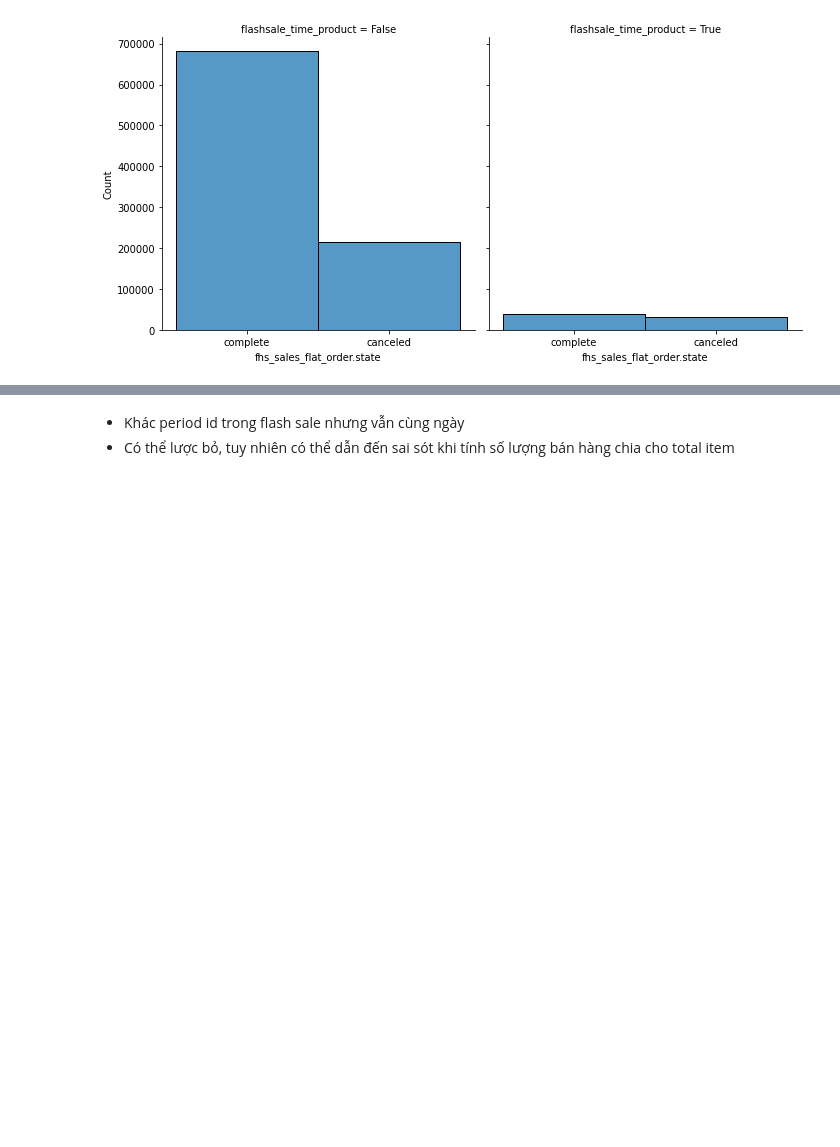
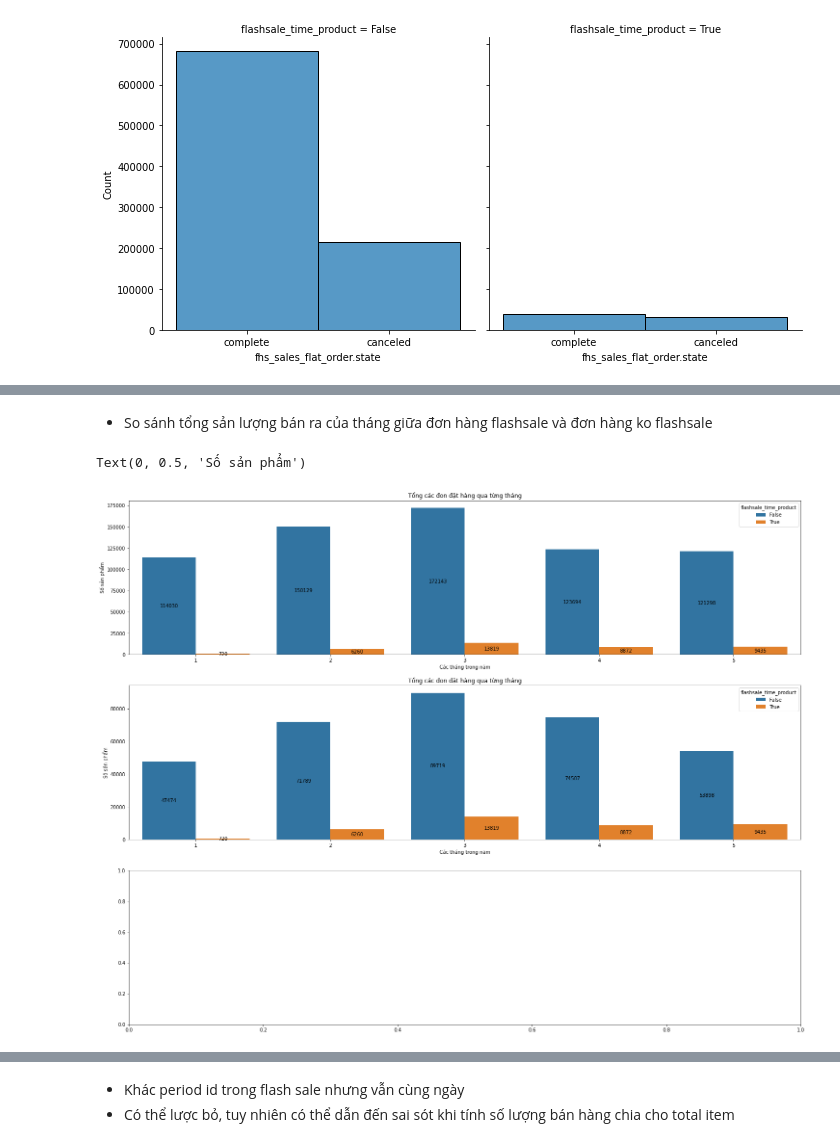
Before and after one commit to ToanLyHoa/Report-data-analysis, a Jupyter notebook: Analysis_Fahasa_Final.ipynb, the cells around one changed output, grey strips where cells are left out. Saved outputs shown, nothing was run; the diff lists cells and outputs as text; code cells hidden in the pictures; blank space fills up the shorter version.

```diff
--- a/Analysis_Fahasa_Final.ipynb
+++ b/Analysis_Fahasa_Final.ipynb
@@ -400,0 +488,33 @@ sns.histplot(data = fhs_sales_flat_order_item_state_2022
+# %% [markdown]
+- So sánh tổng sản lượng bán ra của tháng giữa đơn hàng flashsale và đơn hàng ko flashsale
+# %%
+fig, ax = plt.subplots(3, 1, figsize=(25,20))
+
+# Show ra khác biệt về ngày
+sns.barplot(data = fhs_sales_flat_order_item_state_2022,
+          x = fhs_sales_flat_order_item_state_2022['fhs_sales_flat_order_item.created_at'].dt.month,
+          y = fhs_sales_flat_order_item_state_2022['fhs_sales_flat_order.entity_id'],
+          hue = 'flashsale_time_product', ax = ax[0], palette="tab10", estimator = np.count_nonzero)
+
+for container in ax[0].containers:
+    ax[0].bar_label(container, label_type='center')
+ax[0].set_title('Tổng các đon đặt hàng qua từng tháng')
+ax[0].set_xlabel('Các tháng trong năm')
+ax[0].set_ylabel('Số sản phẩm')
+
+df = fhs_sales_flat_order_item_state_2022\
+        .loc[(fhs_sales_flat_order_item_state_2022['flashsale_product'] ==  True)]
+
+sns.barplot(data = df,
+          x = df['fhs_sales_flat_order_item.created_at'].dt.month,
+          y = df['fhs_sales_flat_order.entity_id'],
+          hue = 'flashsale_time_product', ax = ax[1], palette="tab10", estimator = np.count_nonzero)
+
+for container in ax[1].containers:
+    ax[1].bar_label(container, label_type='center')
+ax[1].set_title('Tổng các đon đặt hàng qua từng tháng')
+ax[1].set_xlabel('Các tháng trong năm')
+ax[1].set_ylabel('Số sản phẩm')
+# %% [output]
+Text(0, 0.5, 'Số sản phẩm')
+[figure, added]
```
Also changed, not shown: parts of 18 cells of this notebook, 1 other file.
